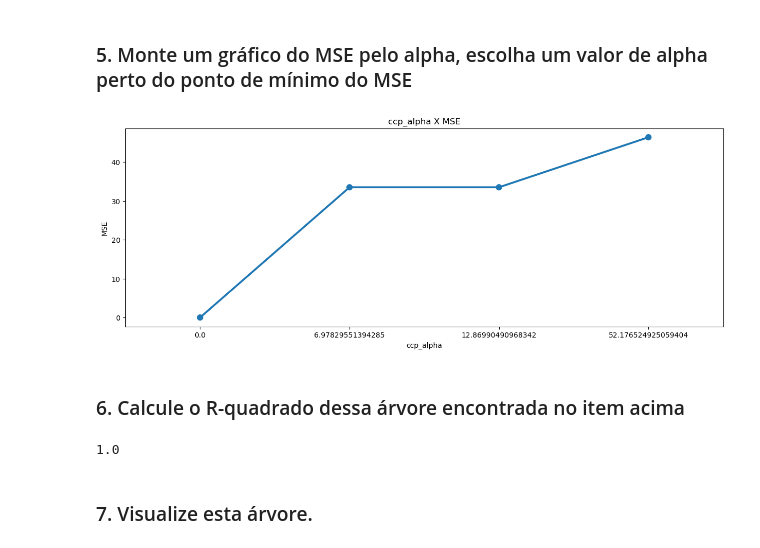
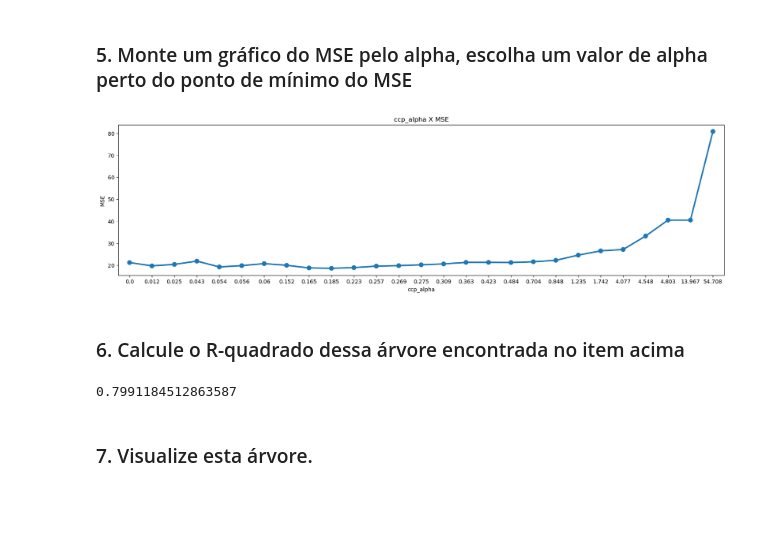
Before and after one commit to daviNGL/exercicios-ebac, a Jupyter notebook: MOD_11-EX2-arvore-regressao.ipynb, the cells around one changed output. Saved outputs shown, nothing was run; the diff lists cells and outputs as text; code cells hidden in the pictures; blank space fills up the shorter version.

```diff
--- a/MOD_11-EX2-arvore-regressao.ipynb
+++ b/MOD_11-EX2-arvore-regressao.ipynb
@@ -68,7 +68,7 @@ x_treino, x_teste, y_treino, y_teste = train_test_split(X, y, test_size=0.7)
 # %% [markdown]
 ### 1. Execute os passos do exercício anterior, até que você tenha uma árvore de regressão predizendo o valor do imóvel na base de treinamento.
 # %%
-arvore_reg = DecisionTreeRegressor(max_depth=2)
+arvore_reg = DecisionTreeRegressor(max_depth=5)
 
 modelo = arvore_reg.fit(x_treino, y_treino)
 
@@ -97,37 +97,39 @@ for ccp in ccp_alphas:
 # %% [markdown]
 ### 4. Para cada árvore na lista, calcule o MSE da árvore.
 # %%
-lista_MSE_treino = []
+lista_MSE = []
 
 for modelo in modelos:
 
-    erro_media_quad = mean_squared_error(y_treino, modelo.predict(x_treino))
+    erro_media_quad = mean_squared_error(y_teste, modelo.predict(x_teste))
 
-    lista_MSE_treino.append(erro_media_quad)
+    lista_MSE.append(erro_media_quad)
 # %% [markdown]
 ### 5. Monte um gráfico do MSE pelo alpha, escolha um valor de alpha perto do ponto de mínimo do MSE
 # %%
-plt.figure(figsize=[15,5])
+plt.figure(figsize=[20,5])
 
-ax = sns.pointplot(x = ccp_alphas, y = lista_MSE_treino)
+ax = sns.pointplot(x = ccp_alphas, y = lista_MSE)
 
 ax.set_title("ccp_alpha X MSE")
 ax.set_xlabel("ccp_alpha")
 ax.set_ylabel("MSE")
 
+ax.set_xticklabels( np.round(ccp_alphas,3) )
+
 plt.show()
 # %% [output]
-[figure, old version]
+[figure, new version]
 # %% [markdown]
 ### 6. Calcule o R-quadrado dessa árvore encontrada no item acima
 # %%
-arvore = DecisionTreeRegressor(ccp_alpha=0)
+arvore = DecisionTreeRegressor(ccp_alpha=0.185)
 
-modelo = arvore.fit(x_treino, y_treino)
+modelo = arvore.fit(x_teste, y_teste)
 
 modelo.score(x_treino, y_treino)
 # %% [output]
-1.0
+0.7991184512863587
 # %% [markdown]
 ### 7. Visualize esta árvore.
 # %%
```
Also changed, not shown: parts of 2 cells of this notebook.
